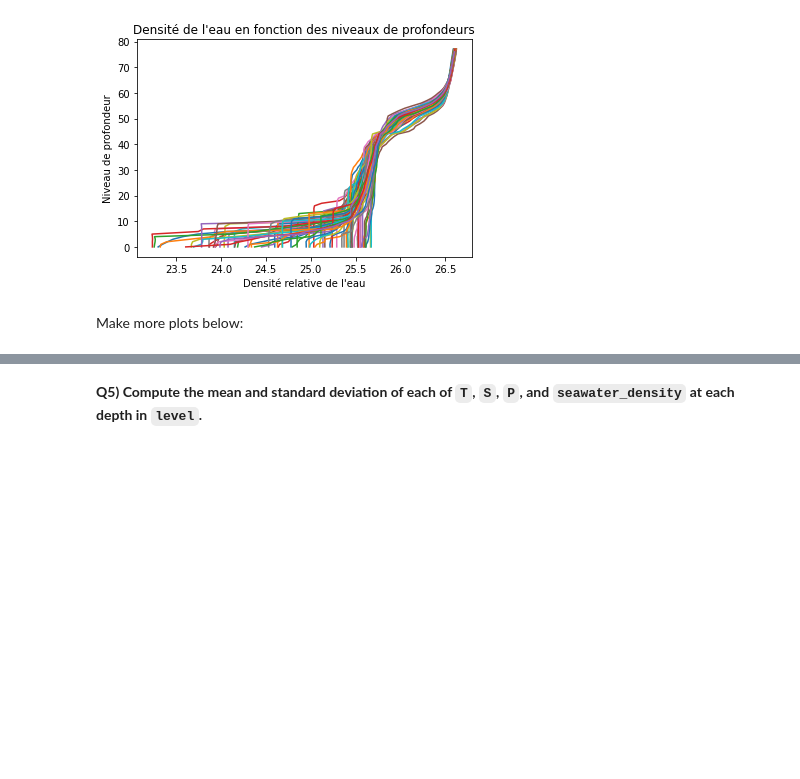
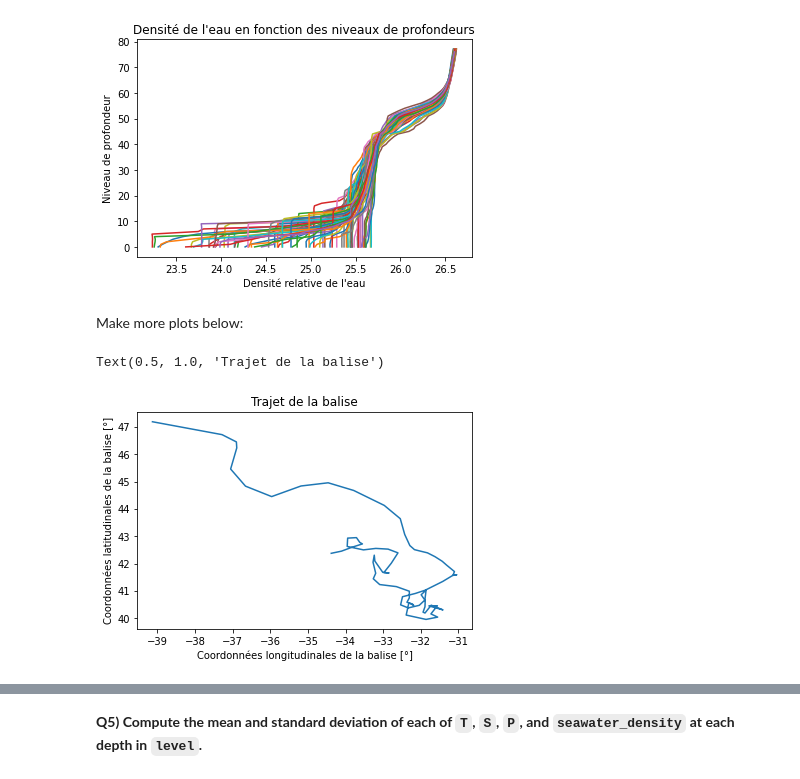
Before and after one commit to mrfabien/2022_Intro_Python, a Jupyter notebook: Exercises/W2_S1.ipynb, the cells around one changed output, grey strips where cells are left out. Saved outputs shown, nothing was run; the diff lists cells and outputs as text; code cells hidden in the pictures; blank space fills up the shorter version.

```diff
--- a/Exercises/W2_S1.ipynb
+++ b/Exercises/W2_S1.ipynb
@@ -246,3 +246,11 @@ Text(0.5, 1.0, "Densité de l'eau en fonction des niveaux de profondeurs")
 [figure]
 # %% [markdown]
 Make more plots below:
+# %%
+plt.plot(lon,lat)
+plt.xlabel("Coordonnées longitudinales de la balise [°]")
+plt.ylabel("Coordonnées latitudinales de la balise [°]")
+plt.title("Trajet de la balise")
+# %% [output]
+Text(0.5, 1.0, 'Trajet de la balise')
+[figure, added]
```
Also changed, not shown: parts of 1 cell of this notebook.
